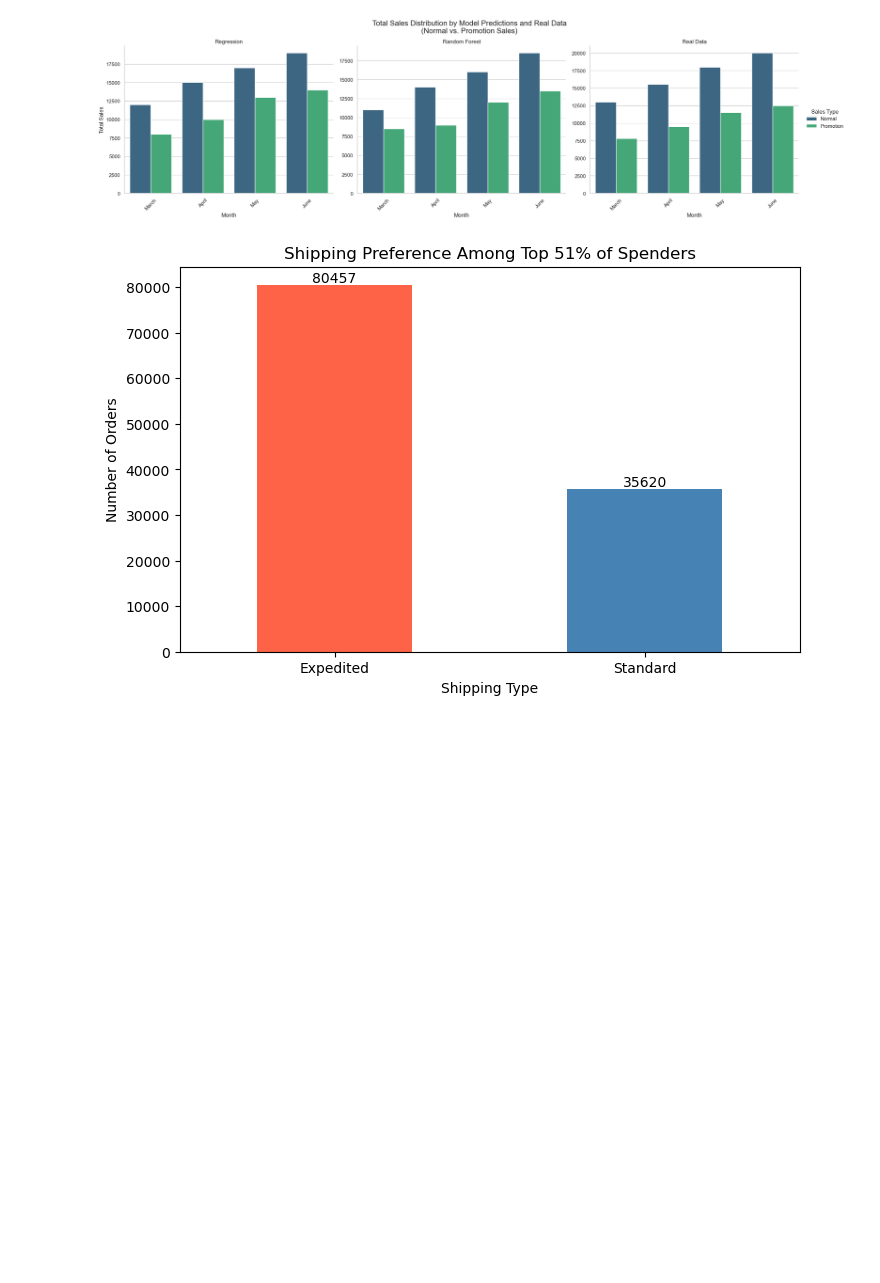
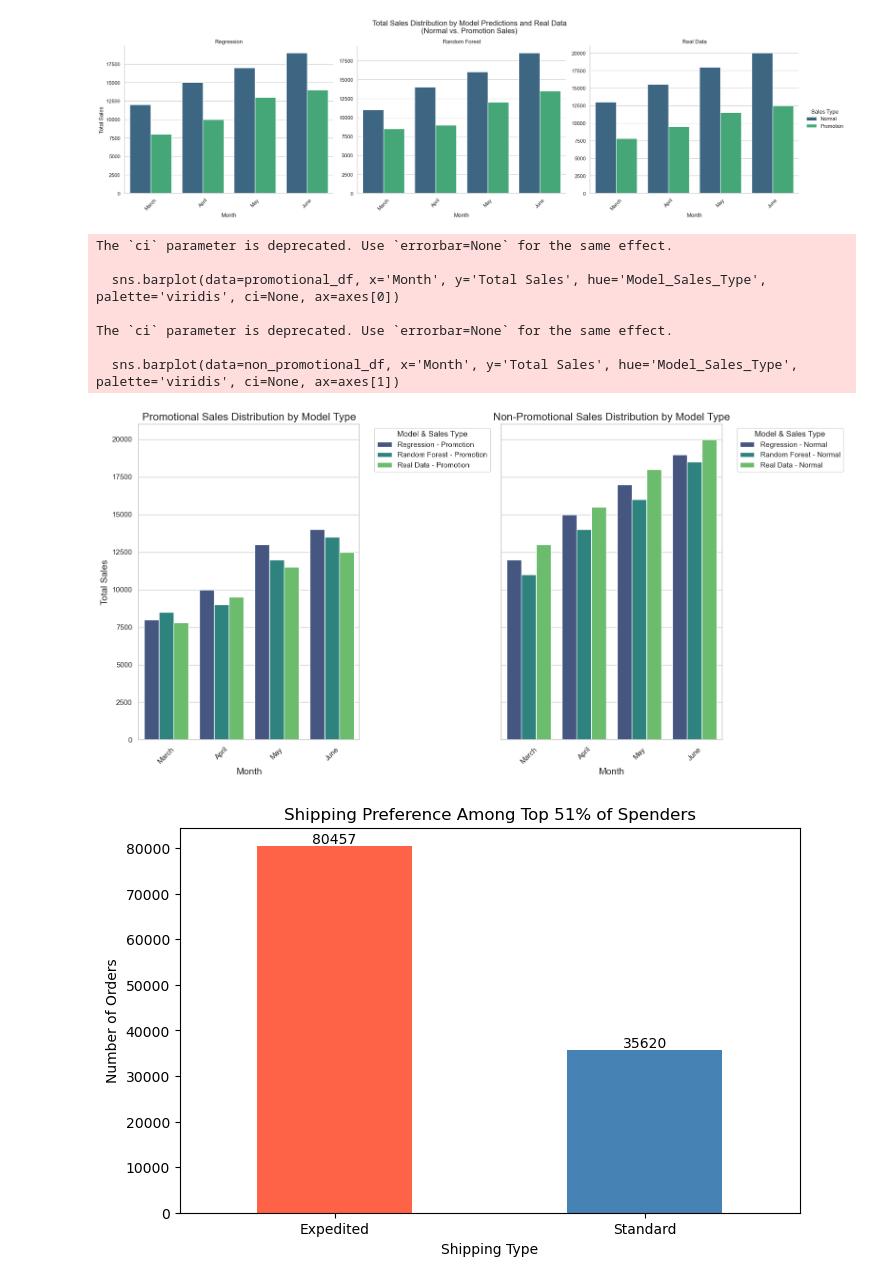
Before and after one commit to JustynLim/Big-Data-Analysis, a Jupyter notebook: Analysis.ipynb, the cells around one changed output. Cells and saved outputs as stored; diff of their text form; code cells hidden in the pictures; blank space fills up the shorter version.

Commit message:
Added Regression,Random Forest for correlation testing
Added comparison between different ML algorithms to determine most efficient approach

```diff
--- a/Analysis.ipynb
+++ b/Analysis.ipynb
@@ -438,6 +409,68 @@ The `ci` parameter is deprecated. Use `errorbar=None` for the same effect.
 
   func(*plot_args, **plot_kwargs)
 [figure]
+# %%
+import pandas as pd
+import seaborn as sns
+import matplotlib.pyplot as plt
+
+# Sample data structure: Replace these values with actual predictions and real data
+data = {
+    'Month': ['March', 'March', 'March', 'March', 'March', 'March',
+              'April', 'April', 'April', 'April', 'April', 'April',
+              'May', 'May', 'May', 'May', 'May', 'May',
+              'June', 'June', 'June', 'June', 'June', 'June'],
+    'Model Type': ['Regression', 'Regression', 'Random Forest', 'Random Forest', 'Real Data', 'Real Data'] * 4,
+    'Sales Type': ['Normal', 'Promotion'] * 12,
+    'Total Sales': [12000, 8000, 11000, 8500, 13000, 7800,  # March
+                    15000, 10000, 14000, 9000, 15500, 9500,  # April
+                    17000, 13000, 16000, 12000, 18000, 11500, # May
+                    19000, 14000, 18500, 13500, 20000, 12500] # June
+}
+
+# Create DataFrame
+df = pd.DataFrame(data)
+
+# Create a new column combining Model Type and Sales Type if not already present
+df['Model_Sales_Type'] = df['Model Type'] + ' - ' + df['Sales Type']
+
+# Set Seaborn style
+sns.set(style="whitegrid")
+
+# Split the data into promotional and non-promotional DataFrames
+promotional_df = df[df['Sales Type'] == 'Promotion']
+non_promotional_df = df[df['Sales Type'] == 'Normal']
+
+# Create a figure with 2 subplots side by side
+fig, axes = plt.subplots(1, 2, figsize=(16, 8), sharey=True)
+
+# Plot for promotional sales
+sns.barplot(data=promotional_df, x='Month', y='Total Sales', hue='Model_Sales_Type', palette='viridis', ci=None, ax=axes[0])
+axes[0].set_title('Promotional Sales Distribution by Model Type', fontsize=16)
+axes[0].set_xlabel('Month', fontsize=14)
+axes[0].set_ylabel('Total Sales', fontsize=14)
+axes[0].legend(title='Model & Sales Type', bbox_to_anchor=(1.05, 1), loc='upper left')
+axes[0].tick_params(axis='x', rotation=45)
+
+# Plot for non-promotional sales
+sns.barplot(data=non_promotional_df, x='Month', y='Total Sales', hue='Model_Sales_Type', palette='viridis', ci=None, ax=axes[1])
+axes[1].set_title('Non-Promotional Sales Distribution by Model Type', fontsize=16)
+axes[1].set_xlabel('Month', fontsize=14)
+axes[1].legend(title='Model & Sales Type', bbox_to_anchor=(1.05, 1), loc='upper left')
+axes[1].tick_params(axis='x', rotation=45)
+
+# Adjust layout and display the plot
+plt.tight_layout()
+plt.show()
+# %% [output]
+The `ci` parameter is deprecated. Use `errorbar=None` for the same effect.
+
+  sns.barplot(data=promotional_df, x='Month', y='Total Sales', hue='Model_Sales_Type', palette='viridis', ci=None, ax=axes[0])
+
+The `ci` parameter is deprecated. Use `errorbar=None` for the same effect.
+
+  sns.barplot(data=non_promotional_df, x='Month', y='Total Sales', hue='Model_Sales_Type', palette='viridis', ci=None, ax=axes[1])
+[figure, added]
 # %%
 import pandas as pd
 import matplotlib.pyplot as plt
```
Also changed, not shown: parts of 1 cell of this notebook.
